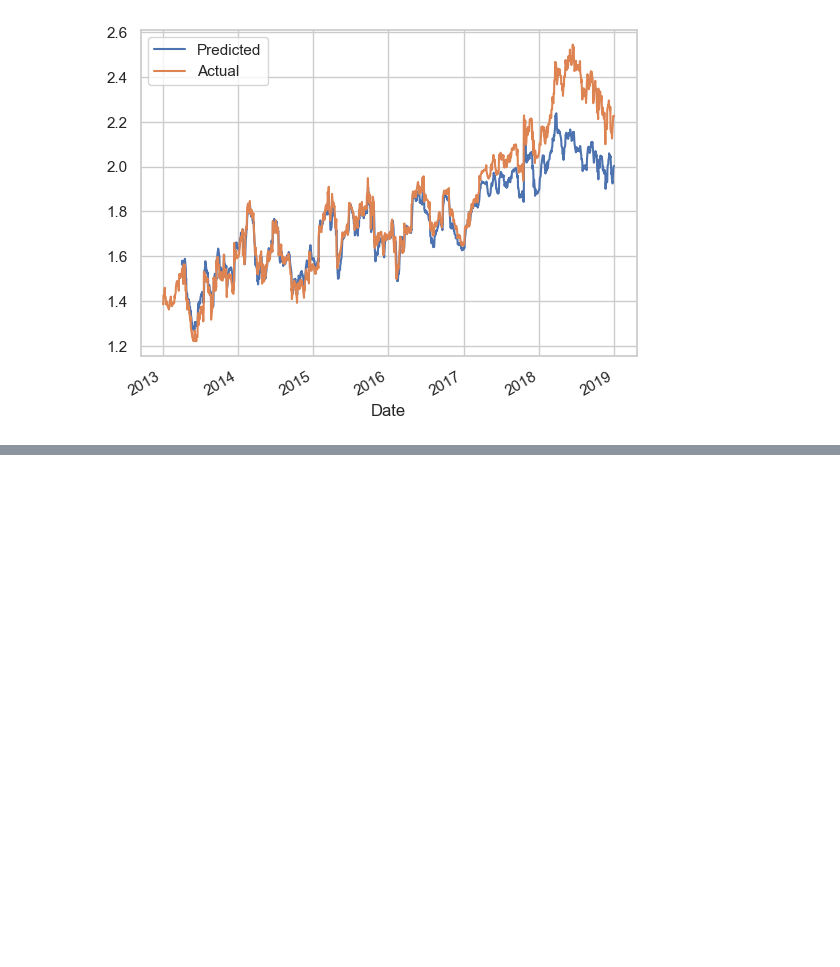
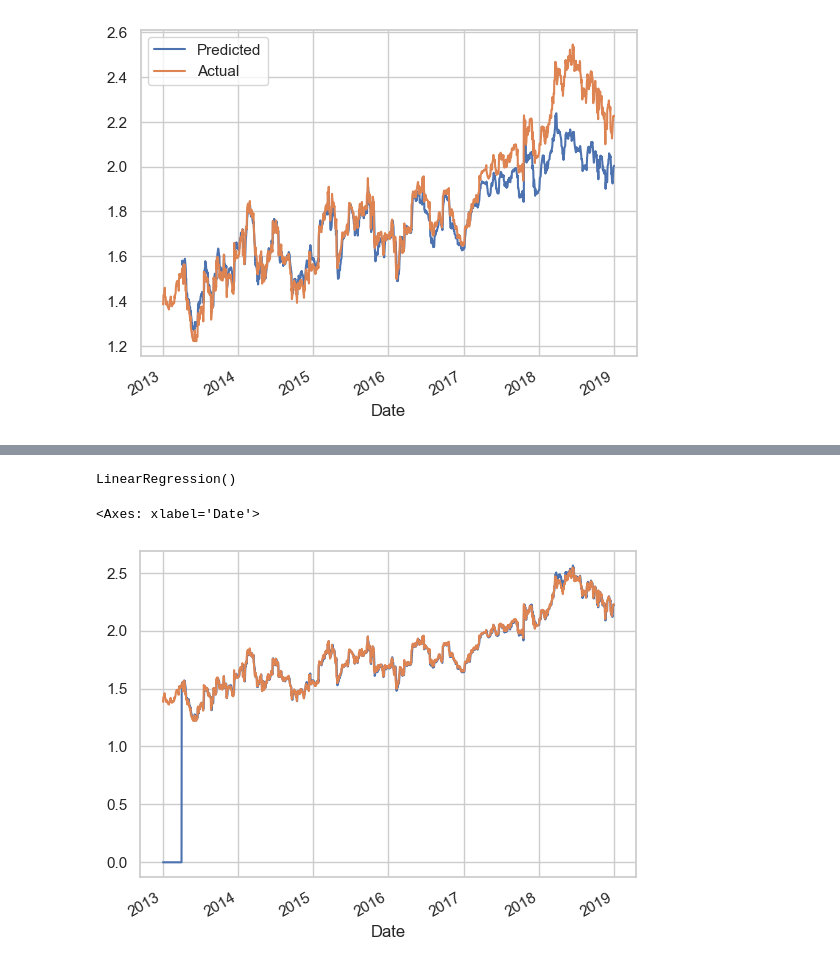
Before and after one commit to Amination-Gogia/Pairs-Trading-Dec-2024, a Jupyter notebook: Week-1/Assignment_attempt_2.ipynb, the cells around one changed output, grey strips where cells are left out. Drawn from its saved outputs; the diff is of its cells as text; code cells hidden in the pictures; blank space fills up the shorter version.

Commit message:
Tried Linear Regression

```diff
--- a/Week-1/Assignment_attempt_2.ipynb
+++ b/Week-1/Assignment_attempt_2.ipynb
@@ -603,0 +640,16 @@ plt.legend(["Predicted", "Actual"])
+# %%
+lin.fit(X_poly, y_train)
+# %% [output]
+LinearRegression()
+# %%
+X_poly = poly.fit_transform(X[62:])
+# %%
+y_pred_lin = lin.predict(X_poly)
+# %%
+temp_df['linear_pred1'] = ([0 for x in range(62)] + list(y_pred_lin))
+# %%
+temp_df['linear_pred1'].plot()
+ratio.plot()
+# %% [output]
+<Axes: xlabel='Date'>
+[figure, added]
```
Also changed, not shown: parts of 16 cells of this notebook.
